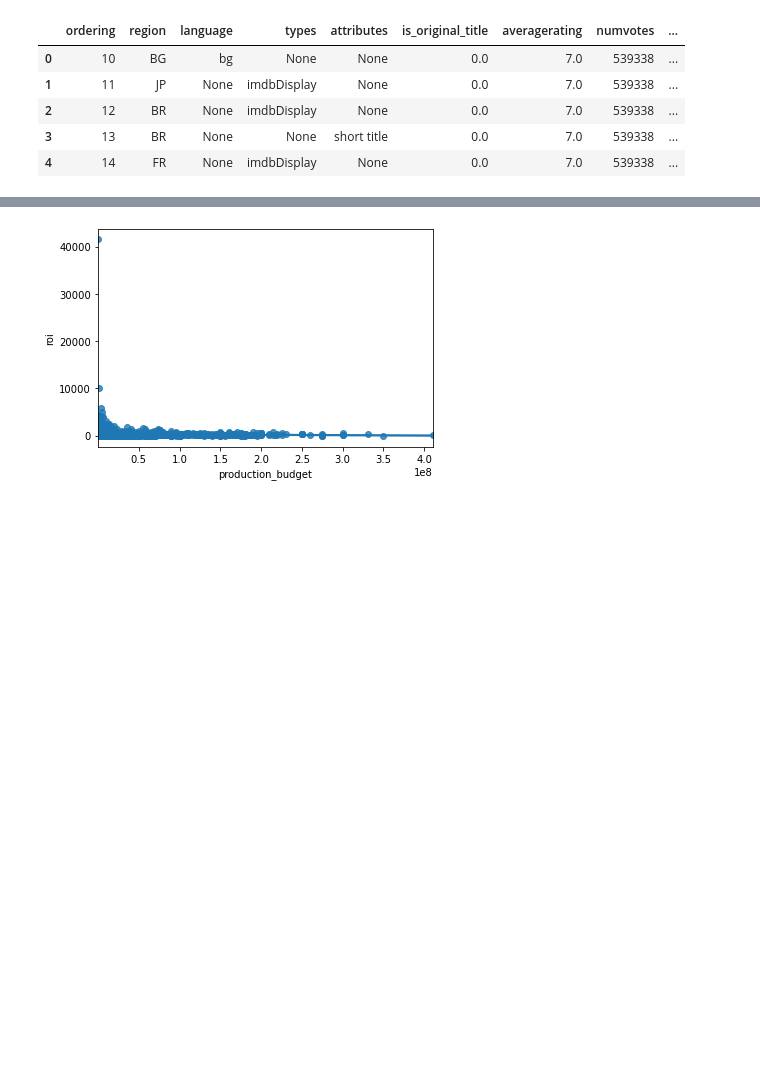
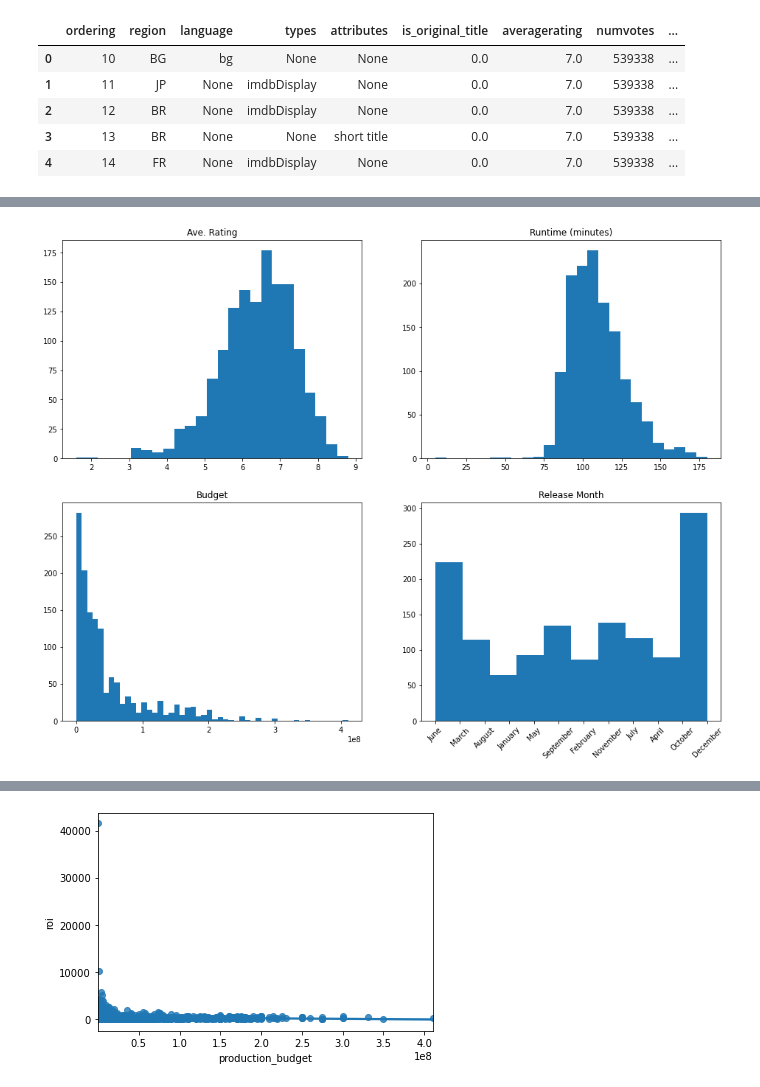
Before and after one commit to MattLeRoi/dsc-phase-2-project-v3, a Jupyter notebook: student.ipynb, the cells around one changed output, grey strips where cells are left out. Saved outputs shown, nothing was run; the diff lists cells and outputs as text; code cells hidden in the pictures; blank space fills up the shorter version.

```diff
--- a/student.ipynb
+++ b/student.ipynb
@@ -258,0 +265,15 @@ imdb_budget.sort_values('roi')
+# %%
+fig, axs = plt.subplots(2,2, figsize=(16,12))
+axs[0, 0].hist(imdbudget_adj.averagerating, bins=25)
+axs[0, 0].set_title('Ave. Rating')
+axs[0, 1].hist(imdbudget_adj.runtime_minutes, bins=25)
+axs[0, 1].set_title('Runtime (minutes)')
+axs[1, 0].hist(imdbudget_adj.production_budget, bins=50)
+axs[1, 0].set_title('Budget')
+axs[1, 1].hist(imdbudget_adj.month)
+axs[1, 1].set_title('Release Month')
+
+for tick in axs[1, 1].get_xticklabels():
+    tick.set_rotation(45)
+# %% [output]
+[figure, added]
```
Also changed, not shown: parts of 34 cells of this notebook.
